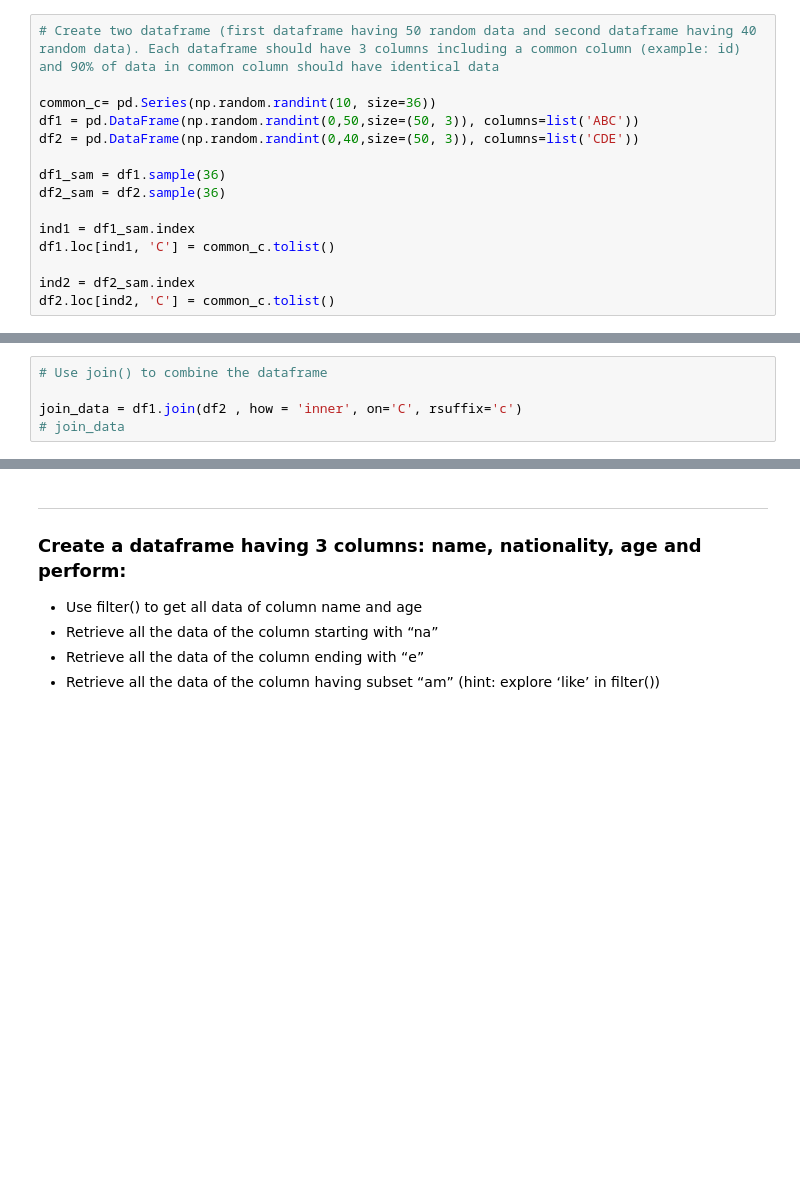
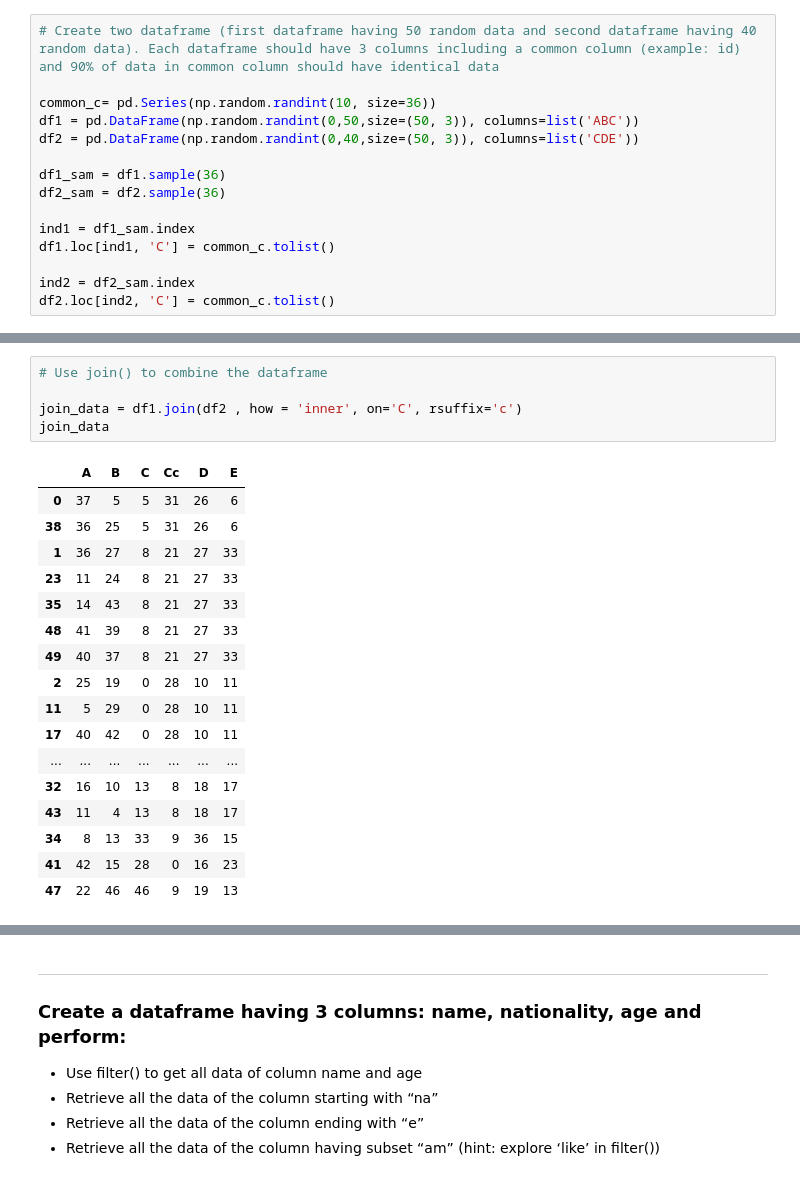
Before and after one commit to saras108/Intern, a Jupyter notebook: pandas/Untitled.ipynb, the cells around one changed output, grey strips where cells are left out. Saved outputs shown, nothing was run; the diff lists cells and outputs as text; blank space fills up the shorter version.

```diff
--- a/pandas/Untitled.ipynb
+++ b/pandas/Untitled.ipynb
@@ -178,8 +323,26 @@ right = pd.merge(df1, df2, how="right" , on ='C')
 # %%
 # Use join() to combine the dataframe
 
 join_data = df1.join(df2 , how = 'inner', on='C', rsuffix='c')
-# join_data
+join_data
+# %% [output]
+|  | A | B | C | Cc | D | E |
+| 0 | 37 | 5 | 5 | 31 | 26 | 6 |
+| 38 | 36 | 25 | 5 | 31 | 26 | 6 |
+| 1 | 36 | 27 | 8 | 21 | 27 | 33 |
+| 23 | 11 | 24 | 8 | 21 | 27 | 33 |
+| 35 | 14 | 43 | 8 | 21 | 27 | 33 |
+| 48 | 41 | 39 | 8 | 21 | 27 | 33 |
+| 49 | 40 | 37 | 8 | 21 | 27 | 33 |
+| 2 | 25 | 19 | 0 | 28 | 10 | 11 |
+| 11 | 5 | 29 | 0 | 28 | 10 | 11 |
+| 17 | 40 | 42 | 0 | 28 | 10 | 11 |
+| ... | ... | ... | ... | ... | ... | ... |
+| 32 | 16 | 10 | 13 | 8 | 18 | 17 |
+| 43 | 11 | 4 | 13 | 8 | 18 | 17 |
+| 34 | 8 | 13 | 33 | 9 | 36 | 15 |
+| 41 | 42 | 15 | 28 | 0 | 16 | 23 |
+| 47 | 22 | 46 | 46 | 9 | 19 | 13 |
 # %%
 # Use concat to combine the dataframe
 join_data = pd.concat([df1 , df2], ignore_index=False)
```
Also changed, not shown: parts of 23 cells of this notebook.
